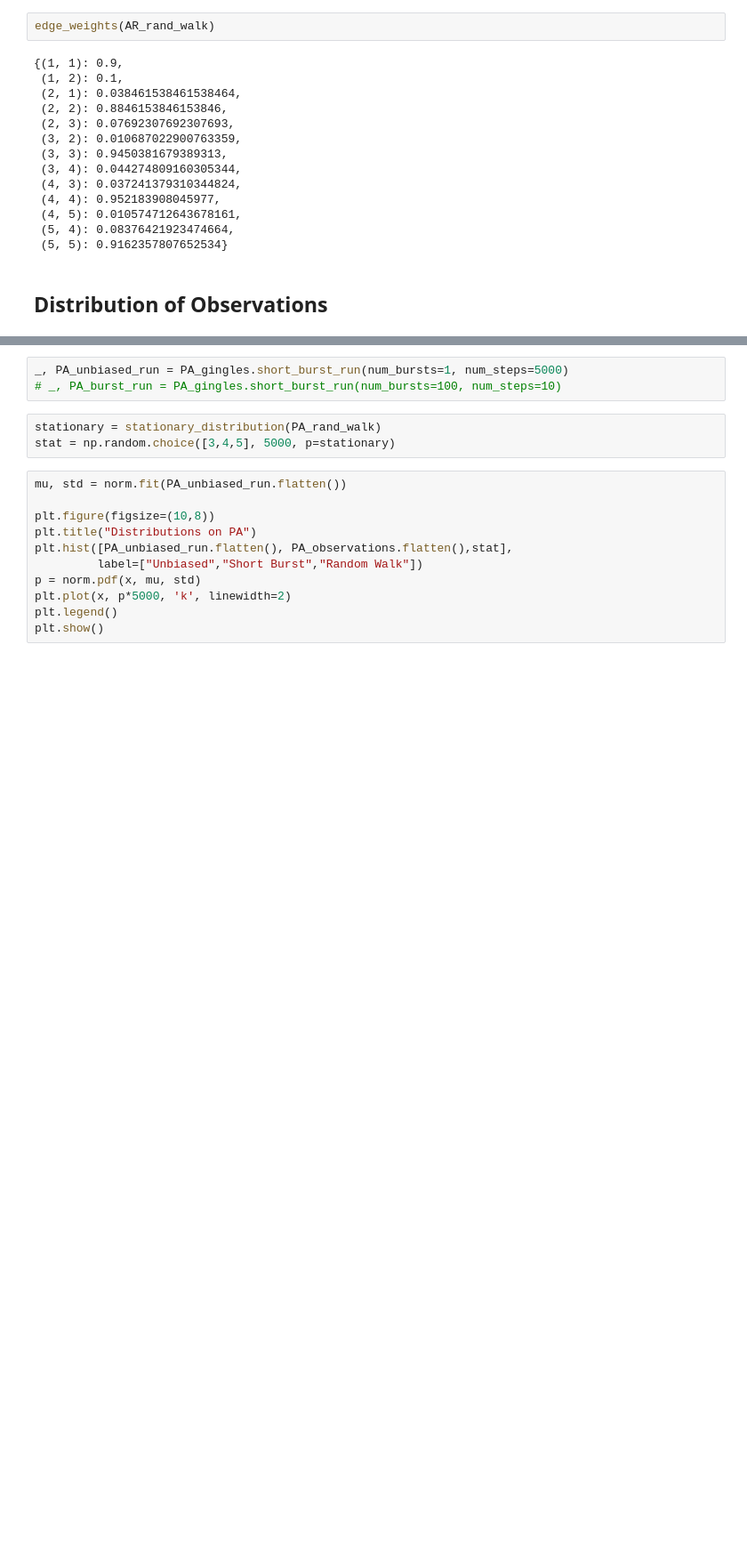
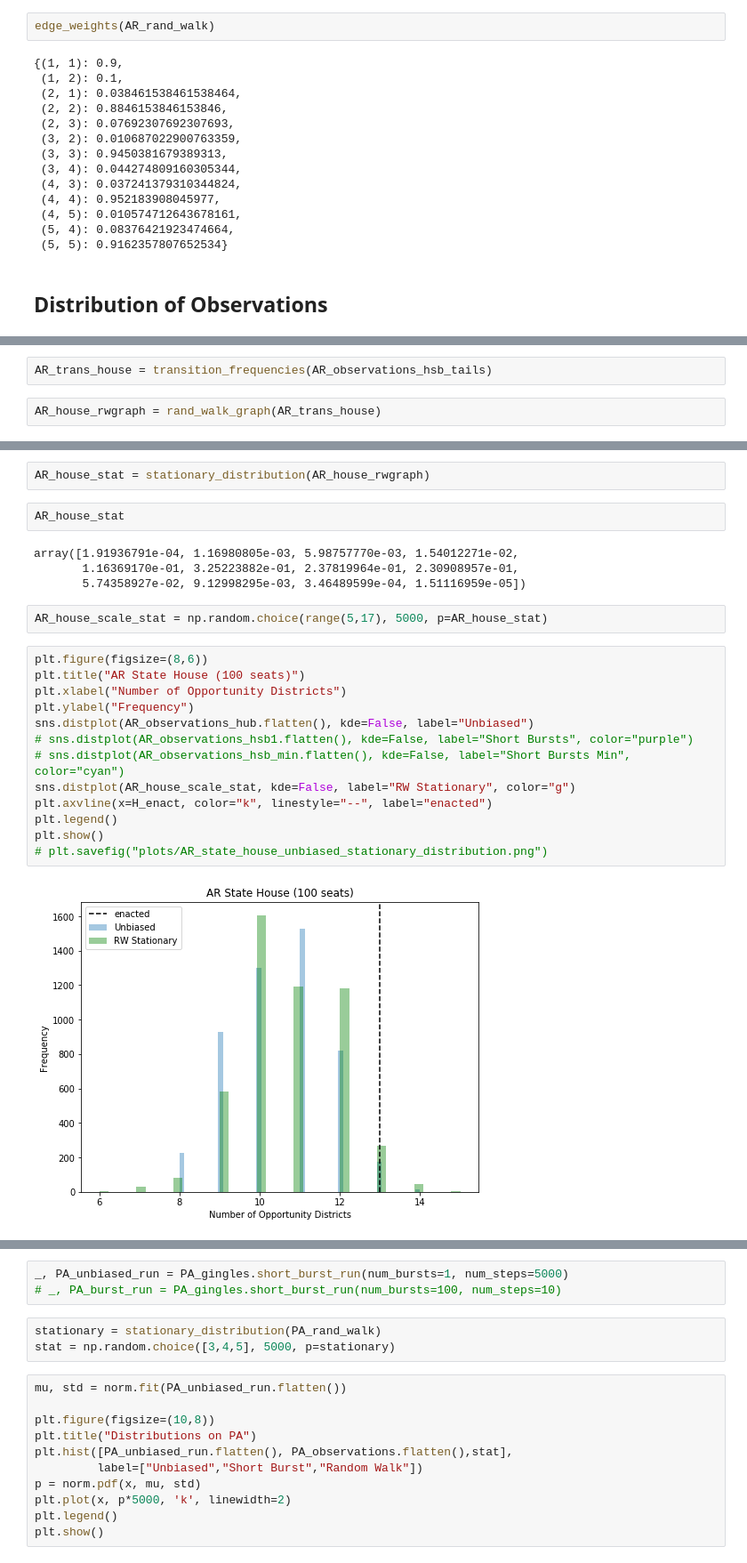
Before and after one commit to vrdi/shortbursts-gingles, a Jupyter notebook: projections_to_the _line_and_observed_distributions.ipynb, the cells around one changed output, grey strips where cells are left out. Shown: that part at 89% size. Drawn from its saved outputs; the diff is of its cells as text; blank space fills up the shorter version.

```diff
--- a/projections_to_the _line_and_observed_distributions.ipynb
+++ b/projections_to_the _line_and_observed_distributions.ipynb
@@ -187,0 +222,4 @@ def stationary_distribution(graph):
+# %%
+AR_trans_house = transition_frequencies(AR_observations_hsb_tails)
+# %%
+AR_house_rwgraph = rand_walk_graph(AR_trans_house)
@@ -187,0 +246,25 @@ def stationary_distribution(graph):
+# %%
+AR_house_stat = stationary_distribution(AR_house_rwgraph)
+# %%
+AR_house_stat
+# %% [output]
+array([1.91936791e-04, 1.16980805e-03, 5.98757770e-03, 1.54012271e-02,
+       1.16369170e-01, 3.25223882e-01, 2.37819964e-01, 2.30908957e-01,
+       5.74358927e-02, 9.12998295e-03, 3.46489599e-04, 1.51116959e-05])
+# %%
+AR_house_scale_stat = np.random.choice(range(5,17), 5000, p=AR_house_stat)
+# %%
+plt.figure(figsize=(8,6))
+plt.title("AR State House (100 seats)")
+plt.xlabel("Number of Opportunity Districts")
+plt.ylabel("Frequency")
+sns.distplot(AR_observations_hub.flatten(), kde=False, label="Unbiased")
+# sns.distplot(AR_observations_hsb1.flatten(), kde=False, label="Short Bursts", color="purple")
+# sns.distplot(AR_observations_hsb_min.flatten(), kde=False, label="Short Bursts Min", color="cyan")
+sns.distplot(AR_house_scale_stat, kde=False, label="RW Stationary", color="g")
+plt.axvline(x=H_enact, color="k", linestyle="--", label="enacted")
+plt.legend()
+plt.show()
+# plt.savefig("plots/AR_state_house_unbiased_stationary_distribution.png")
+# %% [output]
+[figure, added]
```
Also changed, not shown: parts of 29 cells of this notebook, 2 other files.
